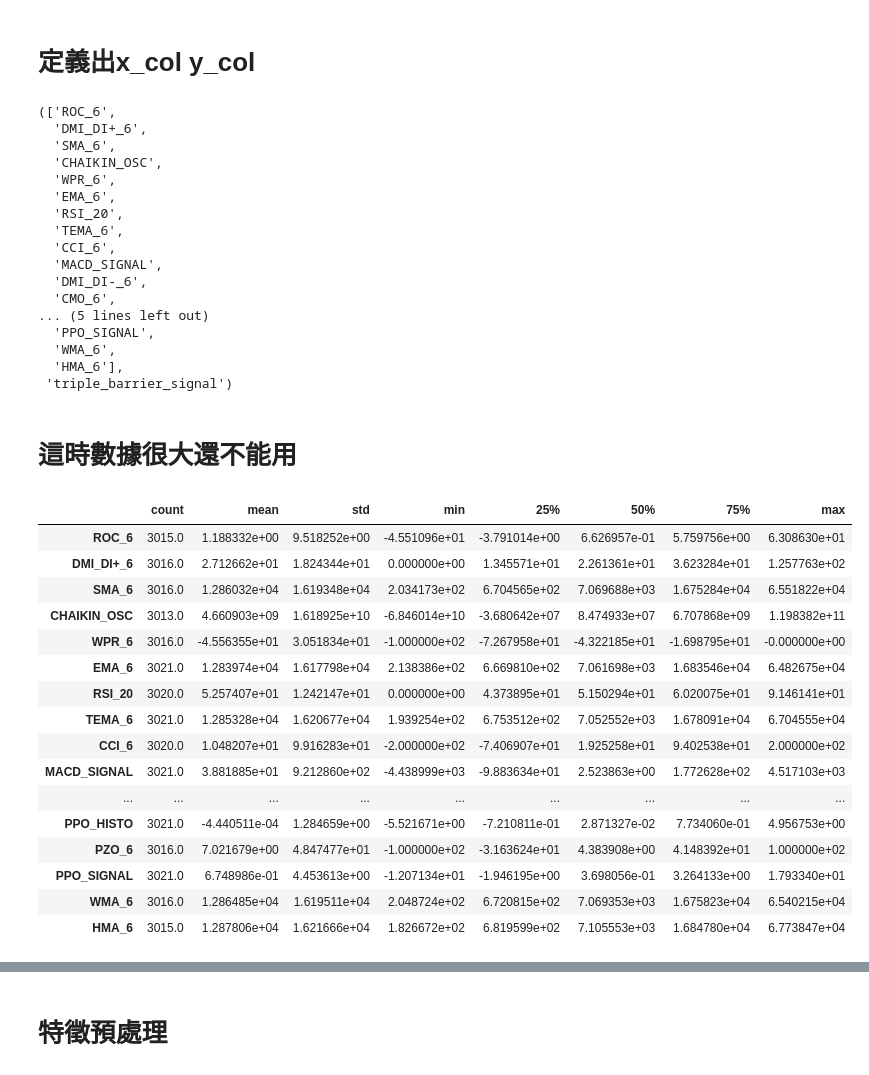
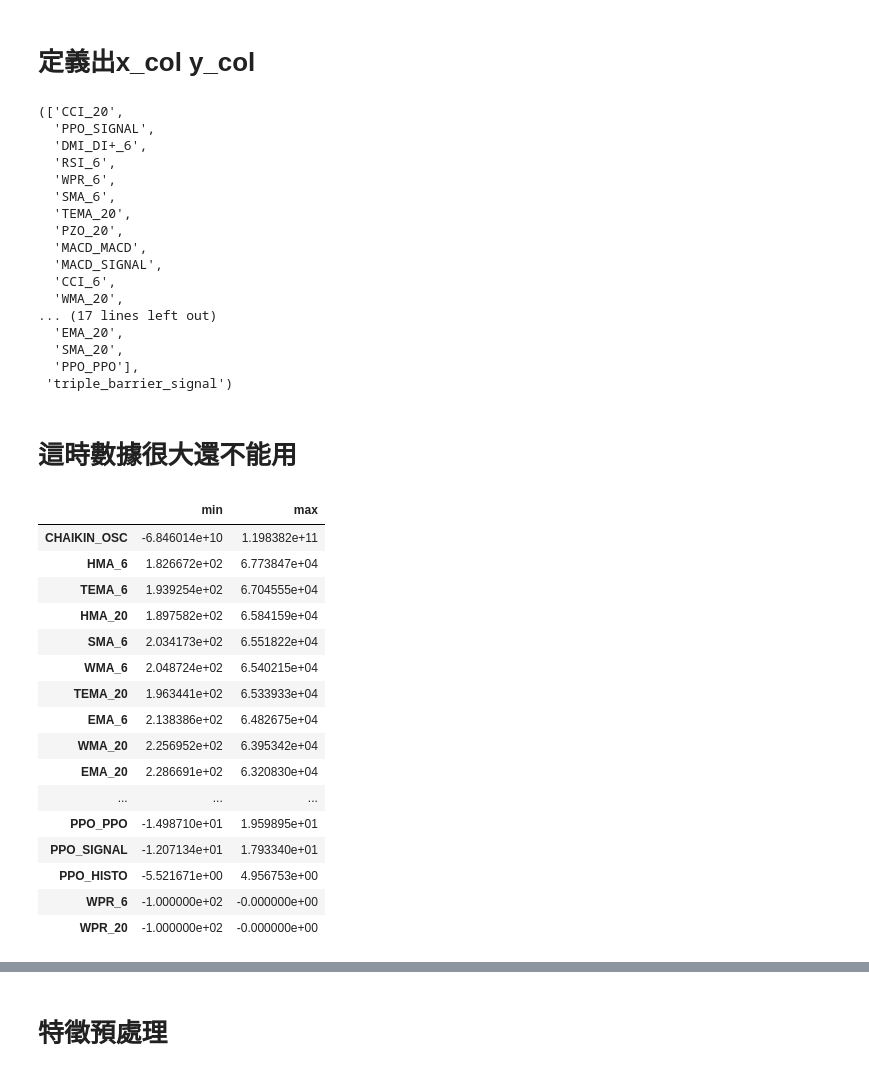
Before and after one commit to skywalker0803r/AlphaCoin, a Jupyter notebook: cnn比特幣待調參.ipynb, the cells around one changed output, grey strips where cells are left out. Saved outputs shown, nothing was run; the diff lists cells and outputs as text; code cells hidden in the pictures.

```diff
--- a/cnn比特幣待調參.ipynb
+++ b/cnn比特幣待調參.ipynb
@@ -36,10 +36,12 @@ startdate = datetime(2013,1,1) # 訓練起始日期
 enddate = datetime(2023,1,1) # 訓練結束日期
 漲幅  = 1.01 # 漲3%出場
 跌幅 = 0.99 # 跌3%出場
-持有時間 = 7 #預期要持有多長時間
+持有時間 = 1 #預期要持有多長時間
 period1 = 6
 period2 = 20
 test_set_size = 90
+樣本時間長度  = 7
+樣本特徵長度 = 7
 # %% [markdown]
 # 載入資料
 # %%
@@ -402,6 +404,6 @@ def generate_finta_indicators(df, periods=[6,20], pzo_smooth_period=None):
 
     return df_copy
 
-df_with_indicators = generate_finta_indicators(df, periods=[6])
+df_with_indicators = generate_finta_indicators(df, periods=[6,20])
 df_with_indicators
 # %% [output]
@@ -431,45 +433,45 @@ x_col
 y_col = 'triple_barrier_signal'
 x_col,y_col
 # %% [output]
-(['ROC_6',
+(['CCI_20',
+  'PPO_SIGNAL',
   'DMI_DI+_6',
+  'RSI_6',
+  'WPR_6',
   'SMA_6',
-  'CHAIKIN_OSC',
-  'WPR_6',
-  'EMA_6',
-  'RSI_20',
-  'TEMA_6',
+  'TEMA_20',
+  'PZO_20',
+  'MACD_MACD',
+  'MACD_SIGNAL',
   'CCI_6',
-  'MACD_SIGNAL',
-  'DMI_DI-_6',
-  'CMO_6',
-... (5 lines left out)
-  'PPO_SIGNAL',
-  'WMA_6',
-  'HMA_6'],
+  'WMA_20',
+... (17 lines left out)
+  'EMA_20',
+  'SMA_20',
+  'PPO_PPO'],
  'triple_barrier_signal')
 # %% [markdown]
 # 這時數據很大還不能用
 # %%
-df_with_indicators[x_col].describe().T
+df_with_indicators[x_col].describe().T[['min','max']].sort_values(by='max',ascending=False)
 # %% [output]
-|  | count | mean | std | min | 25% | 50% | 75% | max |
-| ROC_6 | 3015.0 | 1.188332e+00 | 9.518252e+00 | -4.551096e+01 | -3.791014e+00 | 6.626957e-01 | 5.759756e+00 | 6.308630e+01 |
-| DMI_DI+_6 | 3016.0 | 2.712662e+01 | 1.824344e+01 | 0.000000e+00 | 1.345571e+01 | 2.261361e+01 | 3.623284e+01 | 1.257763e+02 |
-| SMA_6 | 3016.0 | 1.286032e+04 | 1.619348e+04 | 2.034173e+02 | 6.704565e+02 | 7.069688e+03 | 1.675284e+04 | 6.551822e+04 |
-| CHAIKIN_OSC | 3013.0 | 4.660903e+09 | 1.618925e+10 | -6.846014e+10 | -3.680642e+07 | 8.474933e+07 | 6.707868e+09 | 1.198382e+11 |
-| WPR_6 | 3016.0 | -4.556355e+01 | 3.051834e+01 | -1.000000e+02 | -7.267958e+01 | -4.322185e+01 | -1.698795e+01 | -0.000000e+00 |
-| EMA_6 | 3021.0 | 1.283974e+04 | 1.617798e+04 | 2.138386e+02 | 6.669810e+02 | 7.061698e+03 | 1.683546e+04 | 6.482675e+04 |
-| RSI_20 | 3020.0 | 5.257407e+01 | 1.242147e+01 | 0.000000e+00 | 4.373895e+01 | 5.150294e+01 | 6.020075e+01 | 9.146141e+01 |
-| TEMA_6 | 3021.0 | 1.285328e+04 | 1.620677e+04 | 1.939254e+02 | 6.753512e+02 | 7.052552e+03 | 1.678091e+04 | 6.704555e+04 |
-| CCI_6 | 3020.0 | 1.048207e+01 | 9.916283e+01 | -2.000000e+02 | -7.406907e+01 | 1.925258e+01 | 9.402538e+01 | 2.000000e+02 |
-| MACD_SIGNAL | 3021.0 | 3.881885e+01 | 9.212860e+02 | -4.438999e+03 | -9.883634e+01 | 2.523863e+00 | 1.772628e+02 | 4.517103e+03 |
-| ... | ... | ... | ... | ... | ... | ... | ... | ... |
-| PPO_HISTO | 3021.0 | -4.440511e-04 | 1.284659e+00 | -5.521671e+00 | -7.210811e-01 | 2.871327e-02 | 7.734060e-01 | 4.956753e+00 |
-| PZO_6 | 3016.0 | 7.021679e+00 | 4.847477e+01 | -1.000000e+02 | -3.163624e+01 | 4.383908e+00 | 4.148392e+01 | 1.000000e+02 |
-| PPO_SIGNAL | 3021.0 | 6.748986e-01 | 4.453613e+00 | -1.207134e+01 | -1.946195e+00 | 3.698056e-01 | 3.264133e+00 | 1.793340e+01 |
-| WMA_6 | 3016.0 | 1.286485e+04 | 1.619511e+04 | 2.048724e+02 | 6.720815e+02 | 7.069353e+03 | 1.675823e+04 | 6.540215e+04 |
-| HMA_6 | 3015.0 | 1.287806e+04 | 1.621666e+04 | 1.826672e+02 | 6.819599e+02 | 7.105553e+03 | 1.684780e+04 | 6.773847e+04 |
+|  | min | max |
+| CHAIKIN_OSC | -6.846014e+10 | 1.198382e+11 |
+| HMA_6 | 1.826672e+02 | 6.773847e+04 |
+| TEMA_6 | 1.939254e+02 | 6.704555e+04 |
+| HMA_20 | 1.897582e+02 | 6.584159e+04 |
+| SMA_6 | 2.034173e+02 | 6.551822e+04 |
+| WMA_6 | 2.048724e+02 | 6.540215e+04 |
+| TEMA_20 | 1.963441e+02 | 6.533933e+04 |
+| EMA_6 | 2.138386e+02 | 6.482675e+04 |
+| WMA_20 | 2.256952e+02 | 6.395342e+04 |
+| EMA_20 | 2.286691e+02 | 6.320830e+04 |
+| ... | ... | ... |
+| PPO_PPO | -1.498710e+01 | 1.959895e+01 |
+| PPO_SIGNAL | -1.207134e+01 | 1.793340e+01 |
+| PPO_HISTO | -5.521671e+00 | 4.956753e+00 |
+| WPR_6 | -1.000000e+02 | -0.000000e+00 |
+| WPR_20 | -1.000000e+02 | -0.000000e+00 |
 # %%
 df_with_indicators['CHAIKIN_OSC'].plot()
 # %% [output]
```
Also changed, not shown: parts of 21 cells of this notebook.
